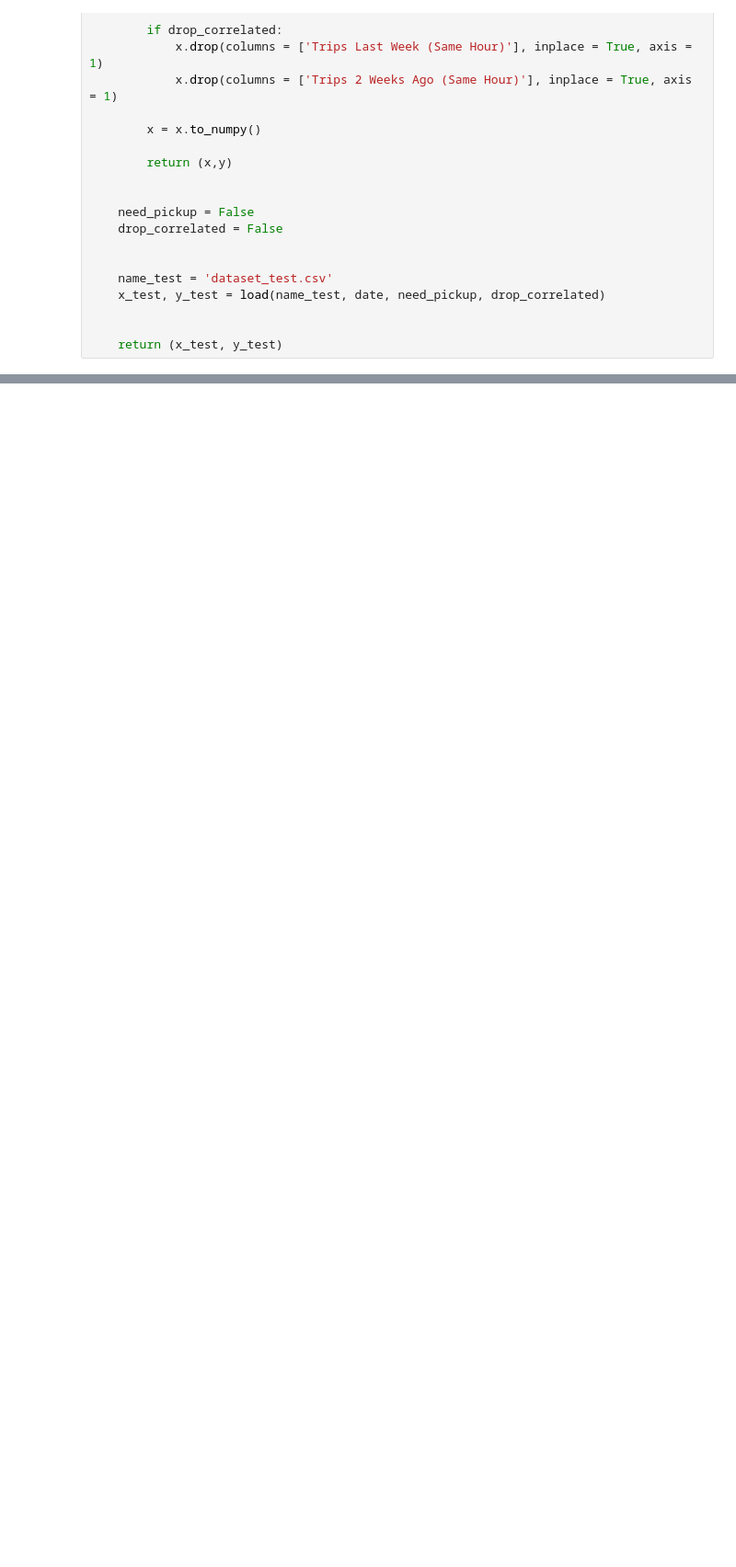
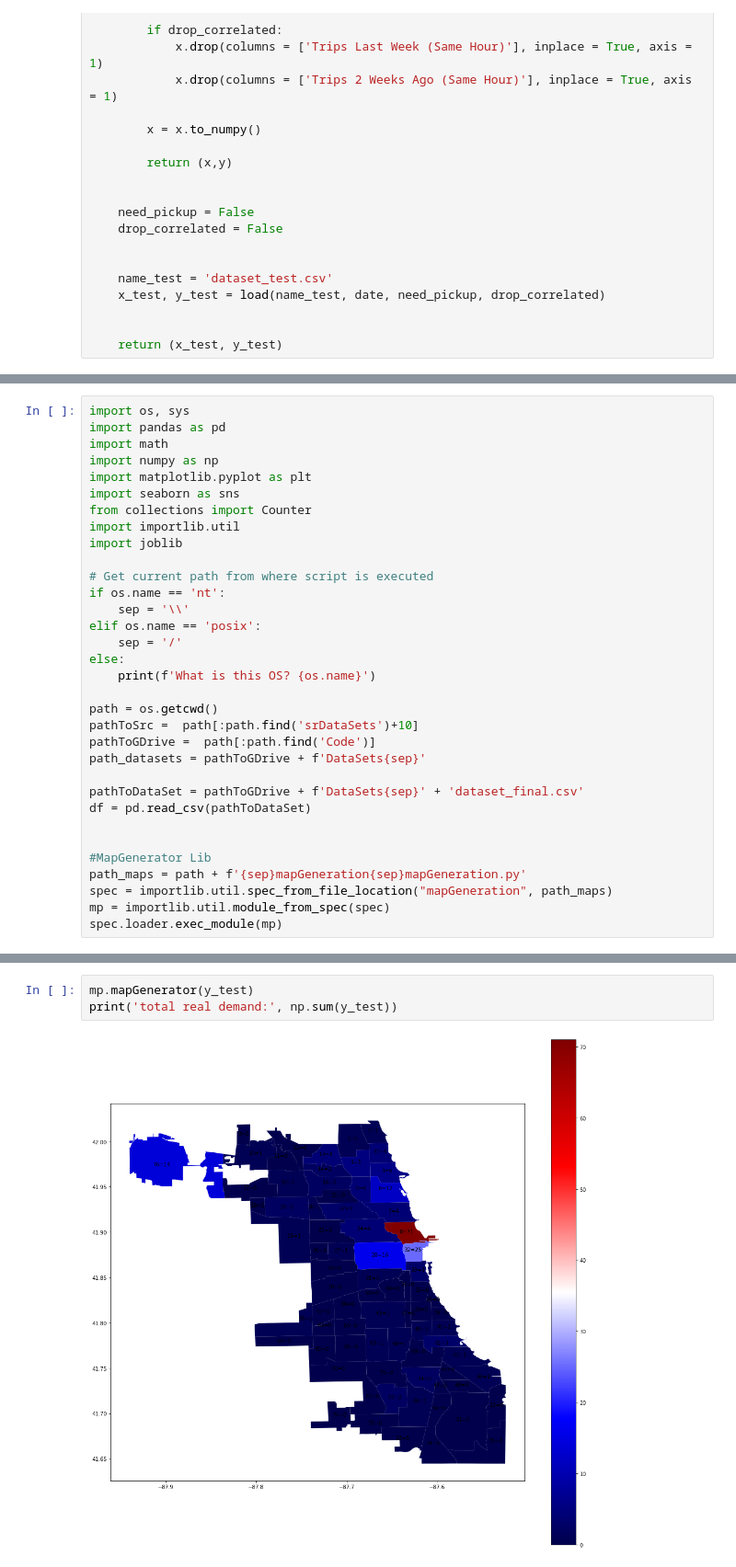
Before and after one commit to alexisgaziello/CSP_MATH_571_taxi_oracle, a Jupyter notebook: src/Profit_calculation.ipynb, the cells around one changed output, grey strips where cells are left out. Shown at 92% size. Saved outputs shown, nothing was run; the diff lists cells and outputs as text; blank space fills up the shorter version.

Commit message:
Update of DataToX function

```diff
--- a/src/Profit_calculation.ipynb
+++ b/src/Profit_calculation.ipynb
@@ -271,0 +247,33 @@ False
+# %%
+import os, sys
+import pandas as pd
+import math
+import numpy as np
+import matplotlib.pyplot as plt
+import seaborn as sns
+from collections import Counter
+import importlib.util
+import joblib
+
+# Get current path from where script is executed
+if os.name == 'nt':
+    sep = '\\'
+elif os.name == 'posix':
+    sep = '/'
+else:
+    print(f'What is this OS? {os.name}')
+
+path = os.getcwd()
+pathToSrc =  path[:path.find('srDataSets')+10]
+pathToGDrive =  path[:path.find('Code')]
+path_datasets = pathToGDrive + f'DataSets{sep}'
+
+pathToDataSet = pathToGDrive + f'DataSets{sep}' + 'dataset_final.csv'
+df = pd.read_csv(pathToDataSet)
+
+
+#MapGenerator Lib
+path_maps = path + f'{sep}mapGeneration{sep}mapGeneration.py'
+spec = importlib.util.spec_from_file_location("mapGeneration", path_maps)
+mp = importlib.util.module_from_spec(spec)
+spec.loader.exec_module(mp)
@@ -271,0 +292,5 @@ False
+# %%
+mp.mapGenerator(y_test)
+print('total real demand:', np.sum(y_test))
+# %% [output]
+[figure, added]
```
Also changed, not shown: parts of 42 cells of this notebook, 3 other files.
